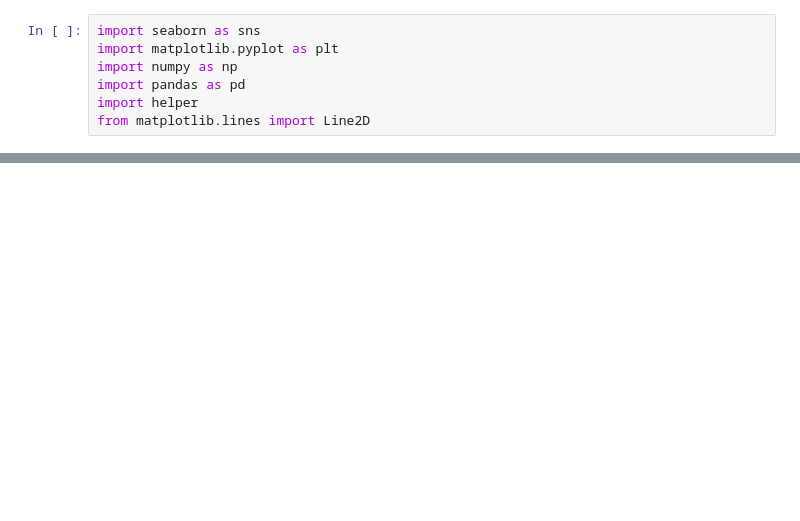
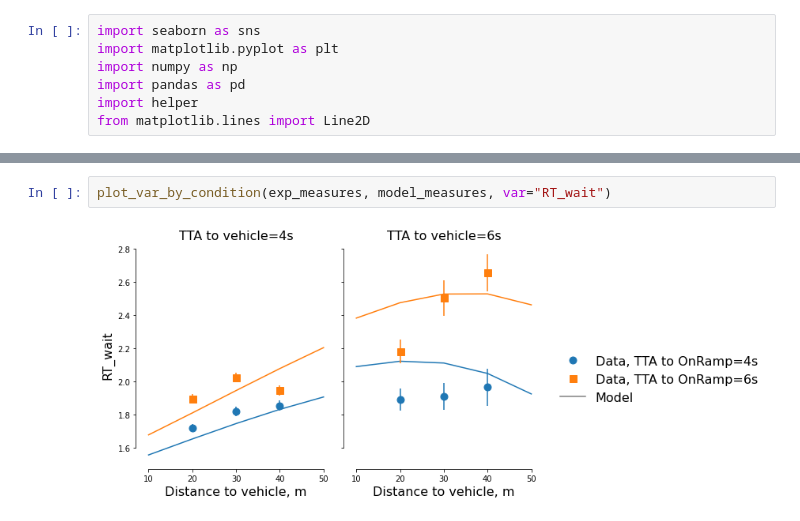
Before and after one commit to cherepaha/merging_eye_tracking, a Jupyter notebook: 04_figures.ipynb, the cells around one changed output, grey strips where cells are left out. Cells and saved outputs as stored; diff of their text form; blank space fills up the shorter version.

```diff
--- a/04_figures.ipynb
+++ b/04_figures.ipynb
@@ -70,0 +86,4 @@ plot_var_by_condition(var="RT_wait")
+# %%
+plot_var_by_condition(exp_measures, model_measures, var="RT_wait")
+# %% [output]
+[figure, added]
```
Also changed, not shown: parts of 11 cells of this notebook, 13 other files.
